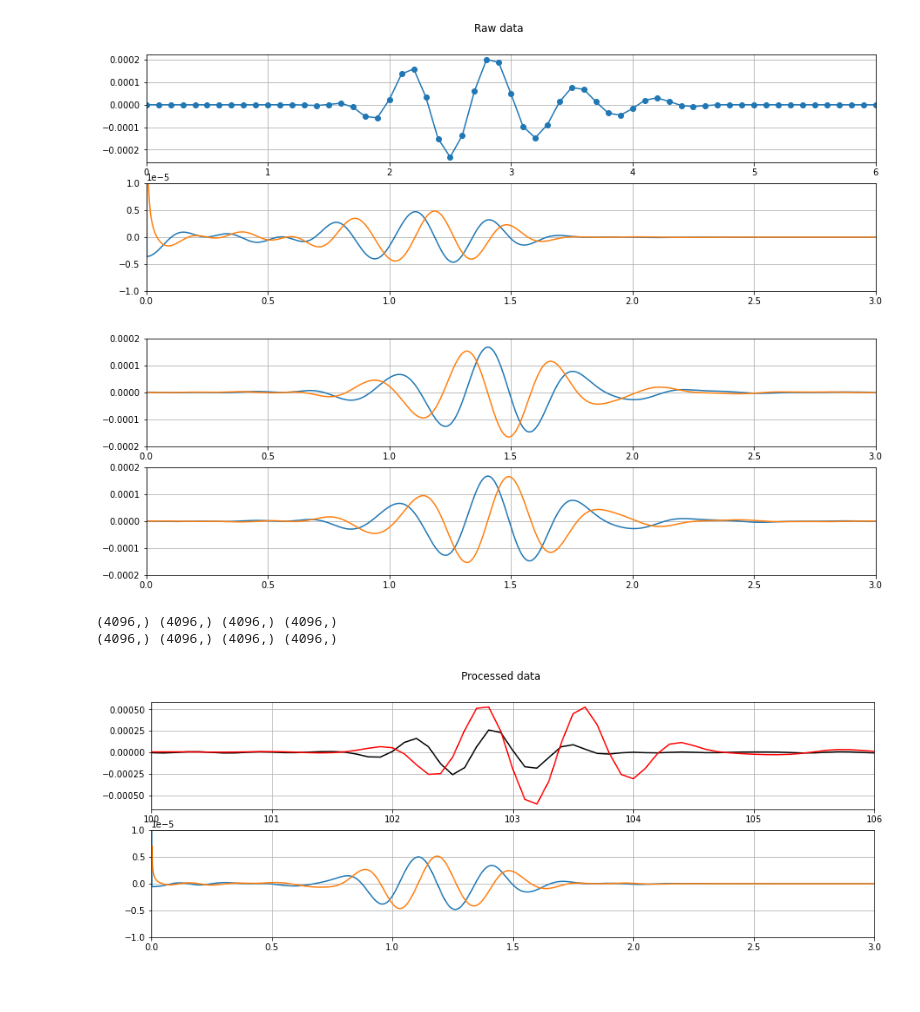
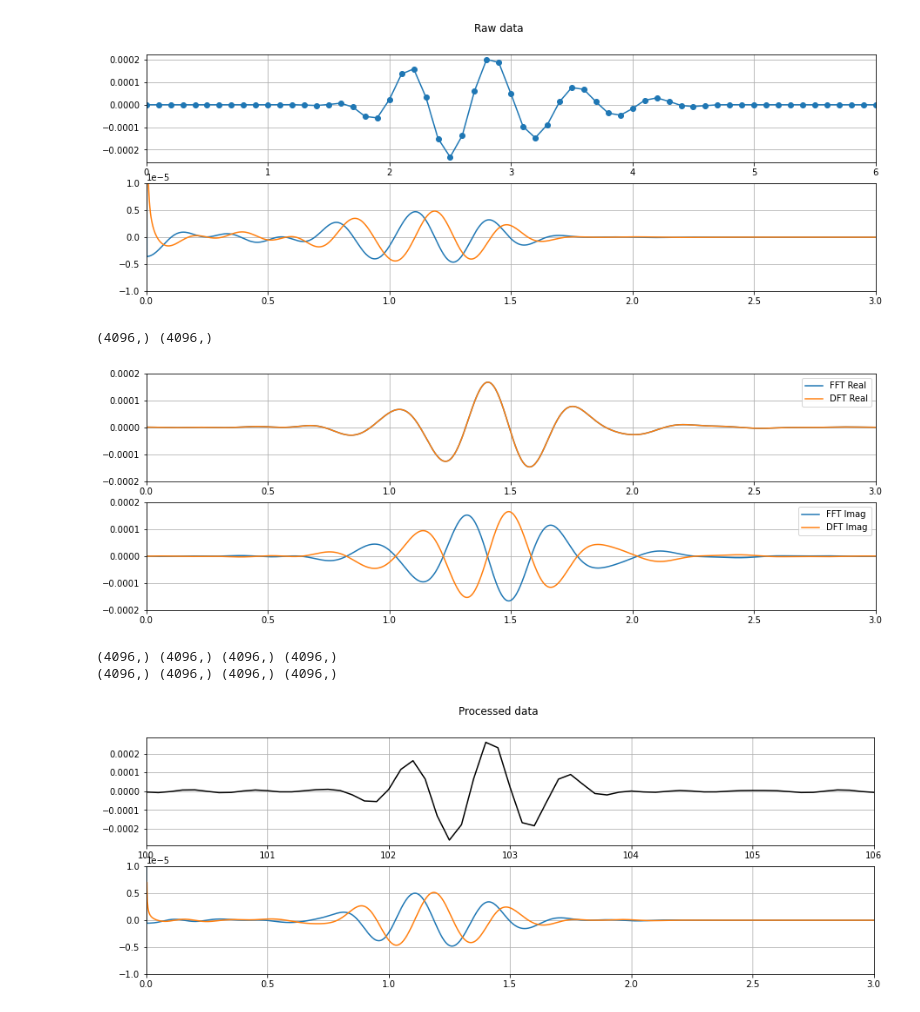
Before and after one commit to natsunoyuki/seismic_analysis_tools, a Jupyter notebook: ymaeda_tools_dft_checks.ipynb, the cells around one changed output. Saved outputs shown, nothing was run; the diff lists cells and outputs as text; code cells hidden in the pictures; blank space fills up the shorter version.

```diff
--- a/ymaeda_tools_dft_checks.ipynb
+++ b/ymaeda_tools_dft_checks.ipynb
@@ -19,8 +19,8 @@ f = np.arange(0, df * 2049, df)
 F = np.arange(0, df * 4096, df)
 
 # base and parent directories
-base_dir = "/Volumes/MAC Backup/Final Year Projects/Shinmoedake Data/kirishima_invert/"
-parent_dir = "inversion_results_dump_new/inversion_result_residuals117/t60_p100/x-10900y-121100z1000/"
+base_dir = "/Users/ynatsume/jupyter_main/Shinmoedake Data/"
+parent_dir = "inversion_result_residuals117/t60_p100/x-10900y-121100z1000/"
 
 # target directory
 target_dir = "inv_data_dir_supershort_filtered/"
@@ -102,25 +106,30 @@ plt.show()
 # %%
 # Also, note the difference between "standard" FFT algorithms and YMAEDA_TOOLS DFT.
 # While the real portion is the same, the imaginary portion is not!
 
 # Don't forget to zero-pad to length of 4096 to ensure compatibility with YMAEDA_TOOLS...
 CU = fft(np.hstack([raw_U, np.zeros(4096 - len(raw_U))])) * dt # scipy FFT
 CU1 = dft(np.hstack([raw_U, np.zeros(4096 - len(raw_U))])) * dt # YMAEDA_TOOLS compliant DFT
 
+print(CU.shape, CU1.shape)
+
 plt.figure(figsize = (15, 5))
 plt.subplot(2, 1, 1)
-plt.plot(f_raw_U_spec, np.real(CU), f_raw_U_spec, np.imag(CU))
+plt.plot(f_raw_U_spec, np.real(CU), f_raw_U_spec, np.real(CU1))
 plt.xlim([0, 3])
 plt.ylim([-2e-4, 2e-4])
+plt.legend(["FFT Real", "DFT Real"])
 plt.grid(True)
 plt.subplot(2, 1, 2)
-plt.plot(f_raw_U_spec, np.real(CU1), f_raw_U_spec, np.imag(CU1))
+plt.plot(f_raw_U_spec, np.imag(CU), f_raw_U_spec, np.imag(CU1))
 plt.xlim([0, 3])
 plt.ylim([-2e-4, 2e-4])
+plt.legend(["FFT Imag", "DFT Imag"])
 plt.grid(True)
 plt.show()
 # %% [output]
+(4096,) (4096,)
-[figure, old version]
+[figure, new version]
 # %%
 # YMAEDA_TOOLS data_syn/ processed seismograms and spectra
 # This waveform and spectrum are not the original observed seismograms, but have been processed for inversion.
@@ -132,6 +141,7 @@ print(t.shape, E.shape, N.shape, U.shape)
 print(f_U.shape, C_E.shape, C_N.shape, C_U.shape)
 
 # Check if the DFT of data_syn/X.seq1 matches data_syn_spectrum/X.imseq2...
+#U_spec = dft(U) * dt
 
 # Check if the IDFT of data_syn_spectrum/X.imseq2 matches data_syn/X.seq1...
 #C_U_t = np.real(idft(timeshift_cplx(C_U))) / dt
@@ -141,10 +151,11 @@ plt.suptitle("Processed data")
 plt.subplot(2,1,1)
 plt.xlim([100, 106])
 plt.plot(t, U, "k")
-plt.plot(t, C_U_t, "r")
+#plt.plot(t, C_U_t, "r")
 plt.grid(True)
 plt.subplot(2,1,2)
 plt.plot(f_U, np.real(C_U), f_U, np.imag(C_U))
+#plt.plot(f_U, np.real(U_spec), f_U, np.imag(U_spec))
 plt.xlim([0, 3.0])
 plt.ylim(-1e-5, 1e-5)
 plt.grid(True)
@@ -152,4 +163,4 @@ plt.show()
 # %% [output]
 (4096,) (4096,) (4096,) (4096,)
 (4096,) (4096,) (4096,) (4096,)
-[figure, old version]
+[figure, new version]
```
Also changed, not shown: parts of 1 cell of this notebook, 6 other files.
